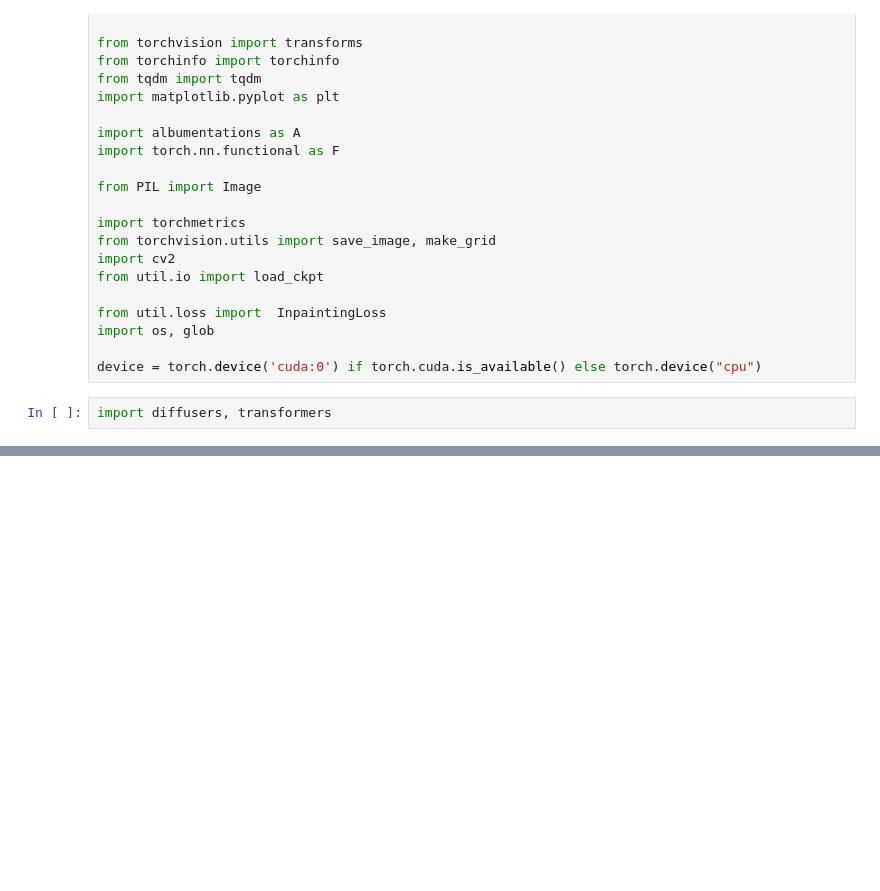
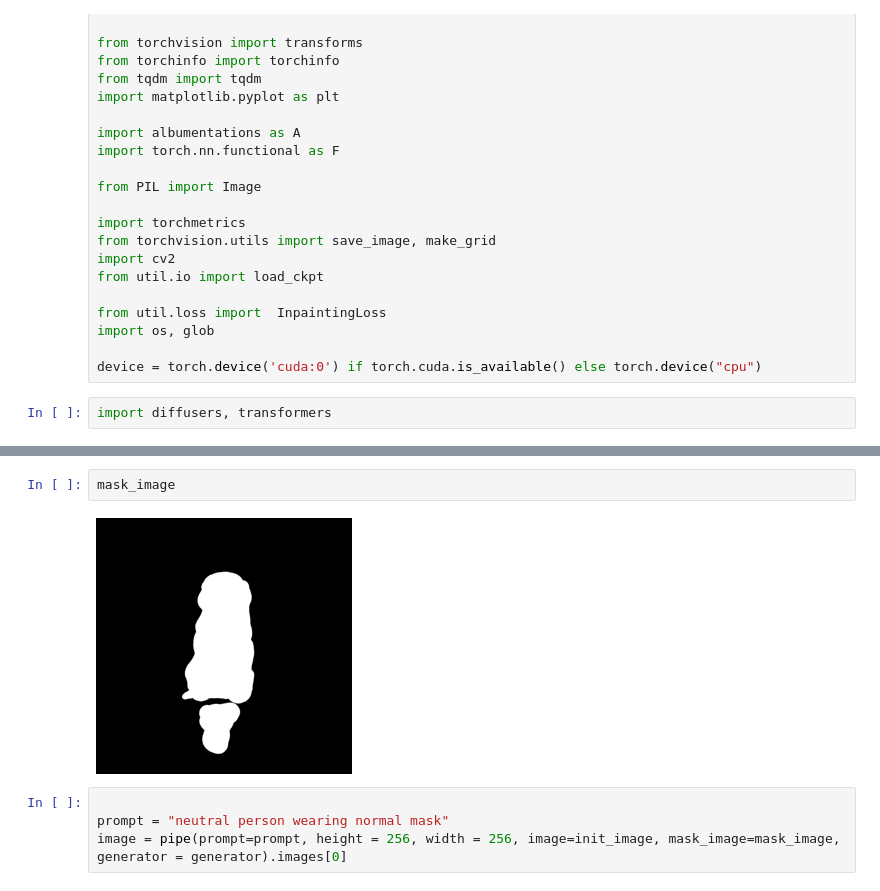
Before and after one commit to madhava20217/Realtime-Masked-Face-Unmasker, a Jupyter notebook: facemasker.ipynb, the cells around one changed output, grey strips where cells are left out. Drawn from its saved outputs; the diff is of its cells as text; blank space fills up the shorter version.

```diff
--- a/facemasker.ipynb
+++ b/facemasker.ipynb
@@ -37,0 +73,8 @@ import diffusers, transformers
+# %%
+mask_image
+# %% [output]
+[figure, added]
+# %%
+
+prompt = "neutral person wearing normal mask"
+image = pipe(prompt=prompt, height = 256, width = 256, image=init_image, mask_image=mask_image, generator = generator).images[0]
```
Also changed, not shown: parts of 6 cells of this notebook, 4 other files.
